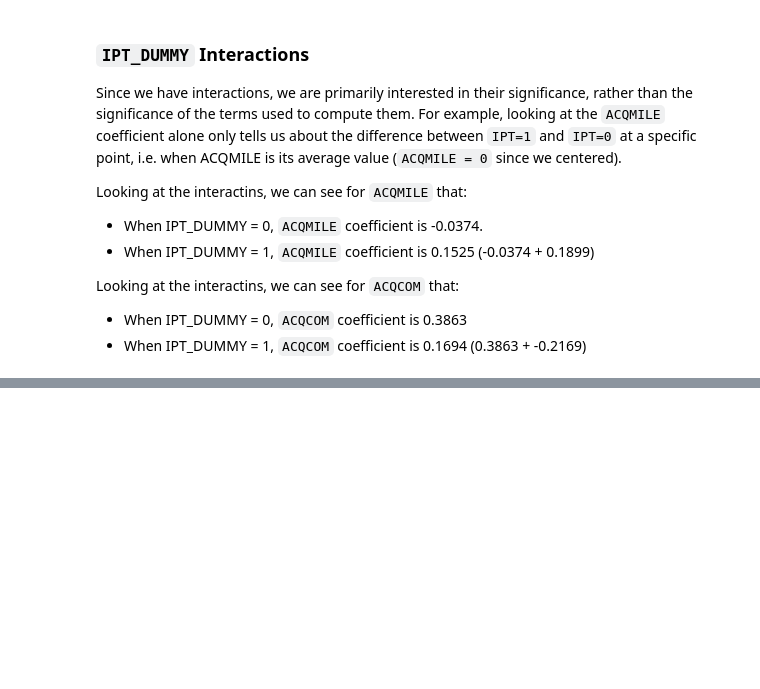
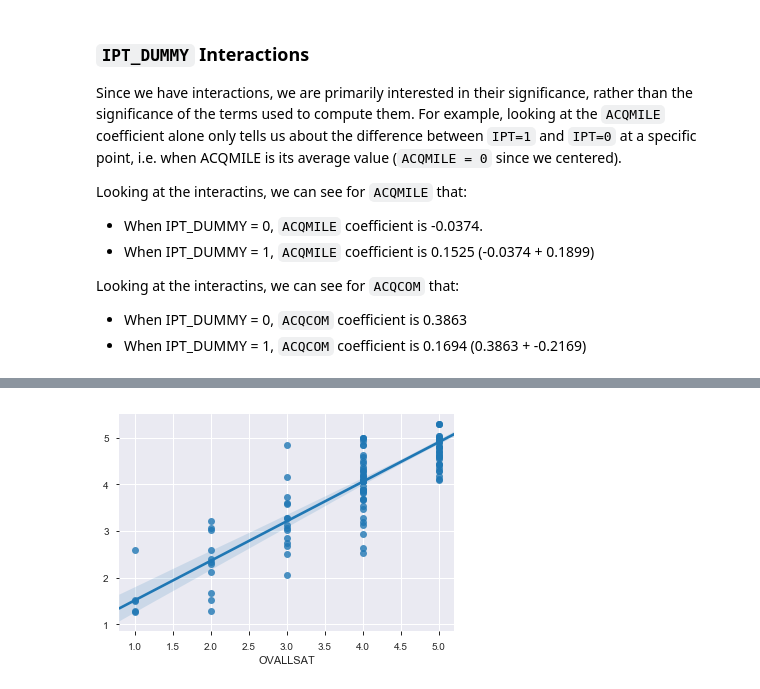
Before and after one commit to GSA/contracting-hypotheses, a Jupyter notebook: IPT Analysis.ipynb, the cells around one changed output, grey strips where cells are left out. Cells and saved outputs as stored; diff of their text form; code cells hidden in the pictures; blank space fills up the shorter version.

```diff
--- a/IPT Analysis.ipynb
+++ b/IPT Analysis.ipynb
@@ -196,0 +304,12 @@ Looking at the interactins, we can see for `ACQCOM` that:
+# %%
+#In statsmodels, the weights are presumed to be (proportional to) the inverse of the variance of the observations.
+#If you supply weights = 1./W then the variables are pre-multiplied by 1/sqrt(W)
+#But Eviews assumes the weights to be proportional to the inverse of the standard deviation, so we use
+#weights = 1./W**2
+W = design_df['INDENG']*design_df['INDENG']
+
+wls = smf.wls('OVALLSAT ~ SCHCHG + ACQASSIST + INDENG + RESISS \
+               + ELEVPROB + ACQRR + ACQCOM*IPT_DUMMY + ACQMILE*IPT_DUMMY',
+              weights = 1./W**2,
+              data = design_df).fit()
+print(wls.summary())
@@ -196,0 +341,6 @@ Looking at the interactins, we can see for `ACQCOM` that:
+# %%
+x = design_df['OVALLSAT']
+y = wls.fittedvalues
+regplot = sns.regplot(x,y)
+# %% [output]
+[figure, added]
```
Also changed, not shown: parts of 42 cells of this notebook.
